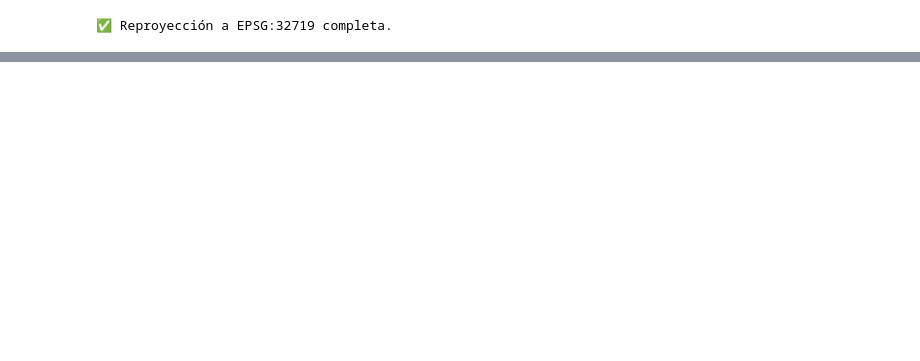
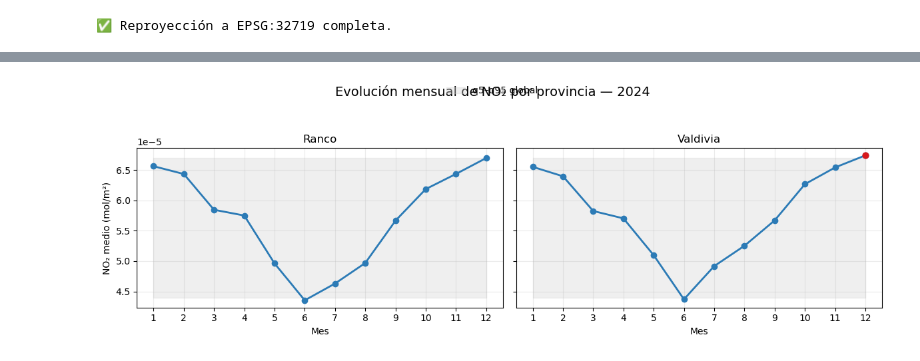
Before and after one commit to typedpie/Tarea-2_analisis-de-datos, a Jupyter notebook: Notebooks/02_ambiental_rm.ipynb, the cells around one changed output, grey strips where cells are left out. Saved outputs shown, nothing was run; the diff lists cells and outputs as text; code cells hidden in the pictures; blank space fills up the shorter version.

```diff
--- a/Notebooks/02_ambiental_rm.ipynb
+++ b/Notebooks/02_ambiental_rm.ipynb
@@ -196,0 +529,17 @@ print("✅ Reproyección a EPSG:32719 completa.")
+# %%
+q5, q95 = np.nanquantile(panel[VAR_NO2], [0.05, 0.95])
+
+n_bins = 6
+edges = np.linspace(q5, q95, n_bins + 1)
+edges[0]  = -np.inf
+edges[-1] =  np.inf
+
+labels = [f"[{edges[i]:.2e}, {edges[i+1]:.2e})" for i in range(n_bins)]
+labels[0]  = f"< {q5:.2e}"
+labels[-1] = f"> {q95:.2e}"
+
+panel["class_no2"] = pd.cut(panel[VAR_NO2], bins=edges, labels=labels, include_lowest=True)
+panel["month"] = panel["Fecha"].dt.month
+
+print("q5:", q5, "q95:", q95)
+panel[["Comuna", "Fecha", VAR_NO2, "class_no2"]].head()
@@ -196,0 +731,69 @@ print("✅ Reproyección a EPSG:32719 completa.")
+# %%
+if "Provincia" not in panel.columns:
+    panel = panel.merge(
+        gdf_comunas[["Comuna", "Provincia"]],
+        on="Comuna",
+        how="left"
+    )
+
+# 2) Asegurar columna 'month' (1..12)
+if "month" not in panel.columns:
+    panel["month"] = panel["Fecha"].dt.month
+
+# 3) Promedio mensual por provincia
+prov_month = (
+    panel.groupby(["Provincia", "month"], as_index=False)
+         .agg(NO2_mean=("NO2_mean", "mean"))
+)
+
+# 4) Banda de referencia: q5–q95 global (sobre todos los registros 2024)
+q5, q95 = panel["NO2_mean"].quantile([0.05, 0.95])
+meses = np.arange(1, 13)
+
+# 5) Provincias (orden alfabético para que sea reproducible)
+provincias = sorted(prov_month["Provincia"].dropna().unique())
+n = len(provincias)
+
+fig, axes = plt.subplots(1, n, figsize=(6*n, 4), sharey=True)
+if n == 1:  # cuando hay solo una provincia, axes no es array
+    axes = [axes]
+
+for ax, prov in zip(axes, provincias):
+    df = prov_month[prov_month["Provincia"] == prov].sort_values("month")
+
+    # banda q5–q95 global como referencia
+    ax.fill_between(meses, q5, q95, color="lightgray", alpha=0.35, label="q5–q95 global")
+
+    # línea mensual con marcadores
+    ax.plot(df["month"], df["NO2_mean"], marker="o", lw=2, color="#2c7bb6")
+
+    # resaltar meses por sobre q95
+    extremos = df["NO2_mean"] > q95
+    ax.scatter(df.loc[extremos, "month"], df.loc[extremos, "NO2_mean"],
+               color="#d7191c", s=40, zorder=3, label="> q95" if extremos.any() else None)
+
+    ax.set_title(prov)
+    ax.set_xlabel("Mes")
+    ax.set_xticks(meses)
+    ax.grid(True, alpha=0.25)
+
+axes[0].set_ylabel("NO₂ medio (mol/m²)")
+fig.suptitle("Evolución mensual de NO₂ por provincia — 2024", fontsize=14)
+
+# Evitar duplicados en la leyenda (si varias provincias tienen puntos >q95)
+handles, labels = axes[0].get_legend_handles_labels()
+if handles:
+    fig.legend(handles, labels, loc="upper center", ncols=2, frameon=False)
+
+plt.tight_layout(rect=(0, 0, 1, 0.92))
+
+# 6) Guardar
+out_png = FIGS / "no2_smallmultiples_2024.png"
+out_svg = FIGS / "no2_smallmultiples_2024.svg"
+fig.savefig(out_png, dpi=200)
+fig.savefig(out_svg)
+plt.show()
+
+print(f"Figuras guardadas en:\n - {out_png}\n - {out_svg}")
+# %% [output]
+[figure, added]
```
Also changed, not shown: parts of 46 cells of this notebook, 15 other files.
